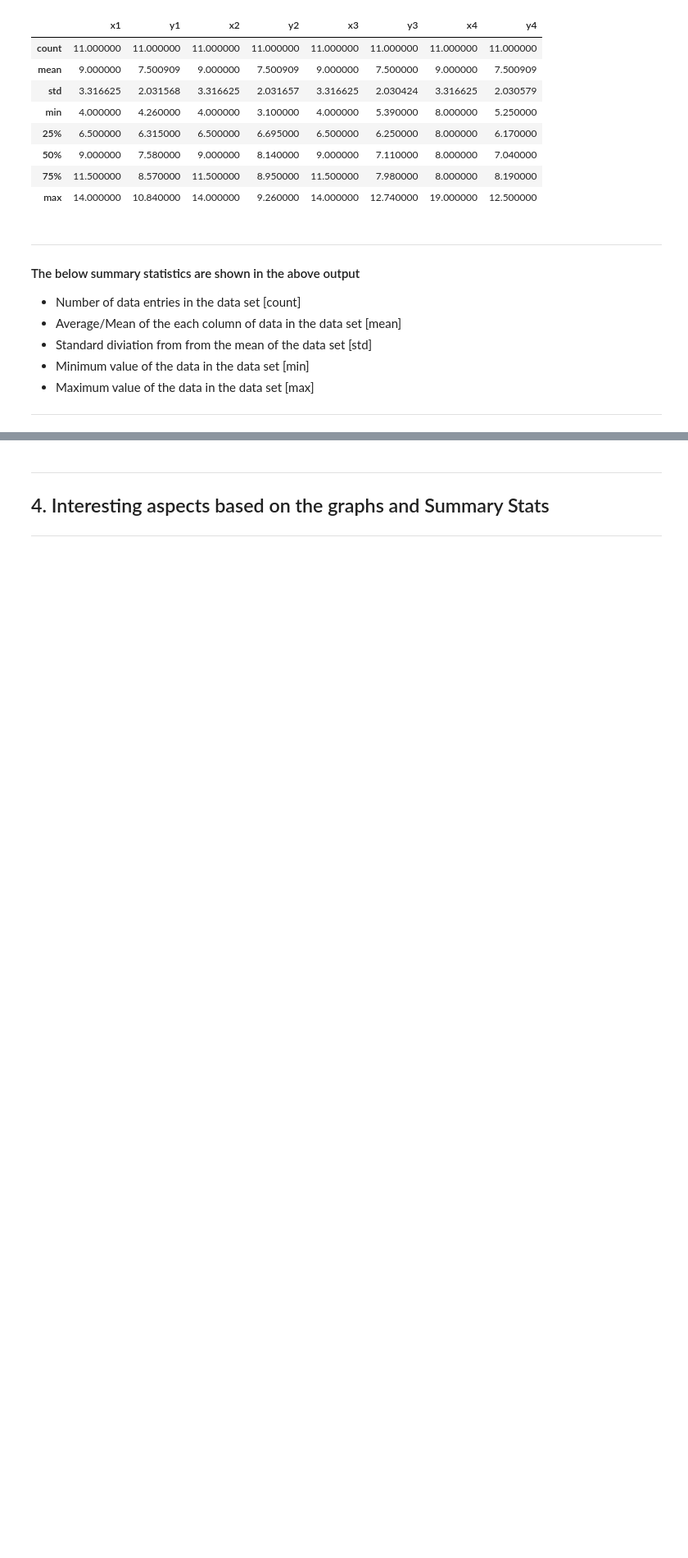
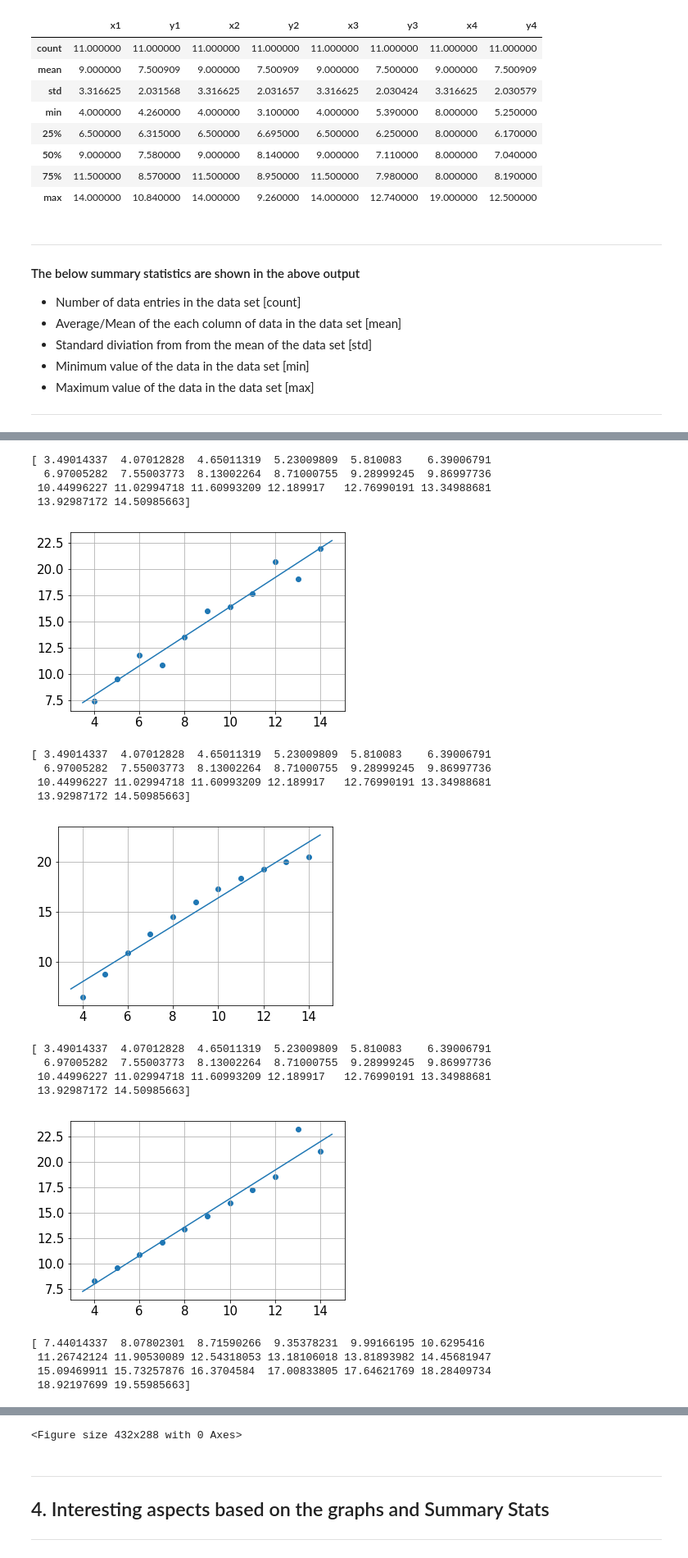
Before and after one commit to SomanathanSubramaniyan/Fundamentals-of-Data-Analysis, a Jupyter notebook: Assignment-2018-Anscombe.ipynb, the cells around one changed output, grey strips where cells are left out. Shown at 82% size. Cells and saved outputs as stored; diff of their text form; code cells hidden in the pictures; blank space fills up the shorter version.

```diff
--- a/Assignment-2018-Anscombe.ipynb
+++ b/Assignment-2018-Anscombe.ipynb
@@ -153,2 +137,62 @@ OLS Regression Results
 Warnings:
 [1] Standard Errors assume that the covariance matrix of the errors is correctly specified.
+# %%
+from __future__ import division, print_function
+import matplotlib
+import matplotlib.pyplot as plt
+
+def scatter_plot_with_correlation_line(x, y, graph_filepath):
+
+    # Set some parameters to apply to all plots. These can be overridden
+    # in each plot if desired
+    # Do not display top and right frame lines
+    # Remove grid lines, # Set backgound color to white
+    matplotlib.rc('font', size = 15)
+    matplotlib.rc('axes.spines', top = True, right = True)
+    matplotlib.rc('axes', grid = True)
+    matplotlib.rc('axes', facecolor = 'white')
+
+    # Scatter plot
+    plt.scatter(x, y)
+
+    # Add correlation line
+    axes = plt.gca()
+    m, b = np.polyfit(x, y, 1)
+    X_plot = np.linspace(axes.get_xlim()[0],axes.get_xlim()[1],20)
+    print (X_plot)
+    plt.plot(X_plot, m*X_plot + b, '-')
+    plt.show()
+    # Save figure
+    plt.savefig(graph_filepath, dpi=300, format='png', bbox_inches='tight')
+
+i =1
+while i<5 :
+    if i == 1:
+        scatter_plot_with_correlation_line(df['x1'], df['x1'] + df['y1']*0.7968, 'scatter_plot.png')
+    elif i == 2:
+        scatter_plot_with_correlation_line(df['x2'], df['x2'] + df['y2']*0.7968, 'scatter_plot.png')
+    elif i == 3:
+        scatter_plot_with_correlation_line(df['x3'], df['x3'] + df['y3']*0.7968, 'scatter_plot.png')
+    elif i == 4:
+        scatter_plot_with_correlation_line(df['x4'], df['x4'] + df['y4']*0.7968, 'scatter_plot.png')
+    i = i+1
+# %% [output]
+[ 3.49014337  4.07012828  4.65011319  5.23009809  5.810083    6.39006791
+  6.97005282  7.55003773  8.13002264  8.71000755  9.28999245  9.86997736
+ 10.44996227 11.02994718 11.60993209 12.189917   12.76990191 13.34988681
+ 13.92987172 14.50985663]
+[figure, added]
+[ 3.49014337  4.07012828  4.65011319  5.23009809  5.810083    6.39006791
+  6.97005282  7.55003773  8.13002264  8.71000755  9.28999245  9.86997736
+ 10.44996227 11.02994718 11.60993209 12.189917   12.76990191 13.34988681
+ 13.92987172 14.50985663]
+[figure, added]
+[ 3.49014337  4.07012828  4.65011319  5.23009809  5.810083    6.39006791
+  6.97005282  7.55003773  8.13002264  8.71000755  9.28999245  9.86997736
+ 10.44996227 11.02994718 11.60993209 12.189917   12.76990191 13.34988681
+ 13.92987172 14.50985663]
+[figure, added]
+[ 7.44014337  8.07802301  8.71590266  9.35378231  9.99166195 10.6295416
+ 11.26742124 11.90530089 12.54318053 13.18106018 13.81893982 14.45681947
+ 15.09469911 15.73257876 16.3704584  17.00833805 17.64621769 18.28409734
+ 18.92197699 19.55985663]
@@ -155,3 +200,4 @@ Warnings:
+<Figure size 432x288 with 0 Axes>
 # %% [markdown]
 ***
 ## 4. Interesting aspects based on the graphs and Summary Stats
```
Also changed, not shown: parts of 4 cells of this notebook, 1 other file.
